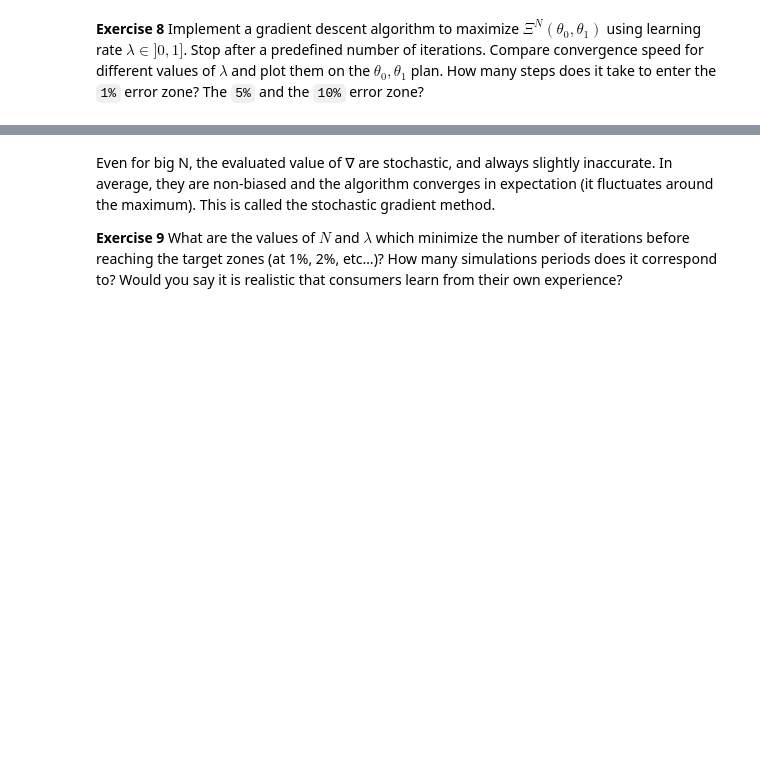
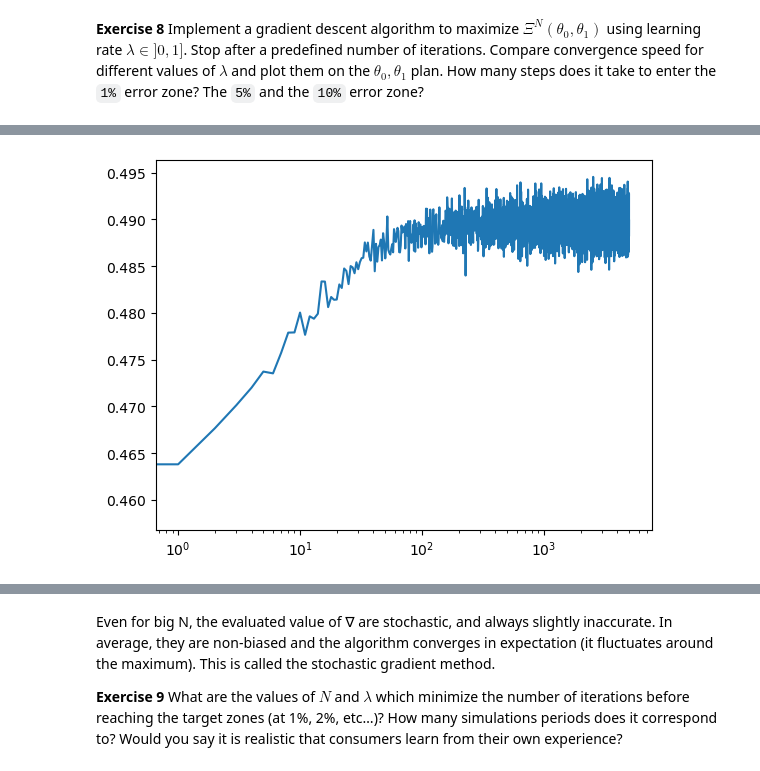
Before and after one commit to albop/bbank_ce_2024, a Jupyter notebook: corrections/lifetime_reward.ipynb, the cells around one changed output, grey strips where cells are left out. Saved outputs shown, nothing was run; the diff lists cells and outputs as text; code cells hidden in the pictures; blank space fills up the shorter version.

```diff
--- a/corrections/lifetime_reward.ipynb
+++ b/corrections/lifetime_reward.ipynb
@@ -486,4 +411,16 @@ Compare convergence speed for different values of $\lambda$ and plot
 them on the $\theta_0, \theta_1$ plan. How many steps does it take to
 enter the `1%` error zone? The `5%` and the `10%` error zone?
 # %%
-# your code here
+# let's define an objective function (to minimize) that returns the value and the gradient
+def fobj(θ, key, T=100, N=10):
+    def fun(t):
+        v = expected_lifetime_reward(w_0_, t[0], t[1], p, key, T=T, N=N)
+        # convert into consumption equivalent
+        c = (v*(1-p['γ']))**(1/(1-p['γ']))
+        return c
+    # g = jax.grad(fun)
+    # return fun(theta), g(theta)
+    # instead of the commented code above we can return at once the gradient and the value with:
+    return jax.value_and_grad(fun)(θ)
+# %%
+fobj_jitted = jit(fobj, static_argnames=['N'])
@@ -489,0 +436,25 @@ enter the `1%` error zone? The `5%` and the `10%` error zone?
+# %%
+v0 = jnp.array([1.0, 0.00])
+# %%
+# let's write a naive code
+λ = 0.01
+M = 5000 # total number of training steps
+v = v0.copy()
+key = key0.copy()
+values = []
+guesses = []
+for m in tqdm(range(M)):
+    key, _ = random.split(key)
+    f, df = fobj_jitted(v, key, N=N)
+    # print(f)
+    guesses.append(v)
+    values.append(f)
+    # update guess
+    v = v+λ*df # maximize with gradient ascent
+# %%
+# convergenced is obtained rather quickly (note the log x-scale)
+fig, ax = plt.subplots()
+ax.plot(values)
+ax.set_xscale("log")
+# %% [output]
+[figure, added]
```
Also changed, not shown: parts of 62 cells of this notebook.
